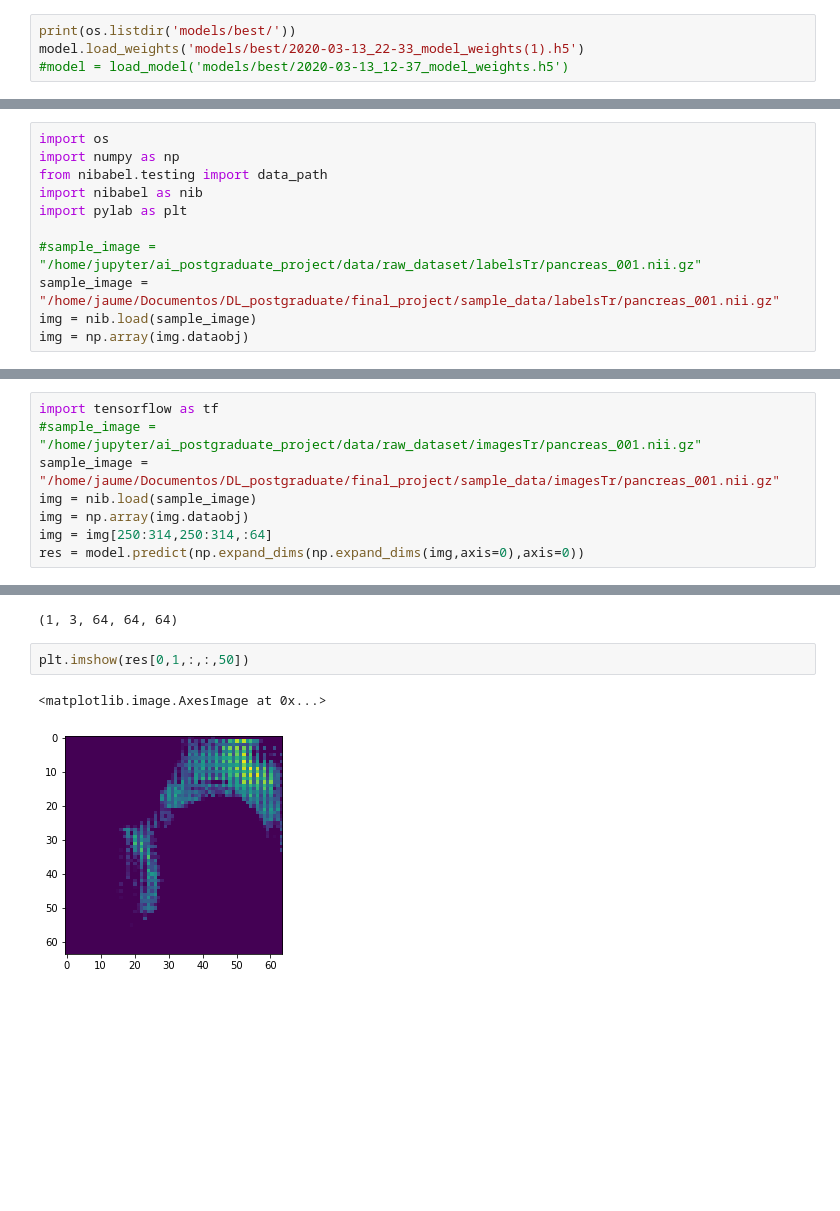
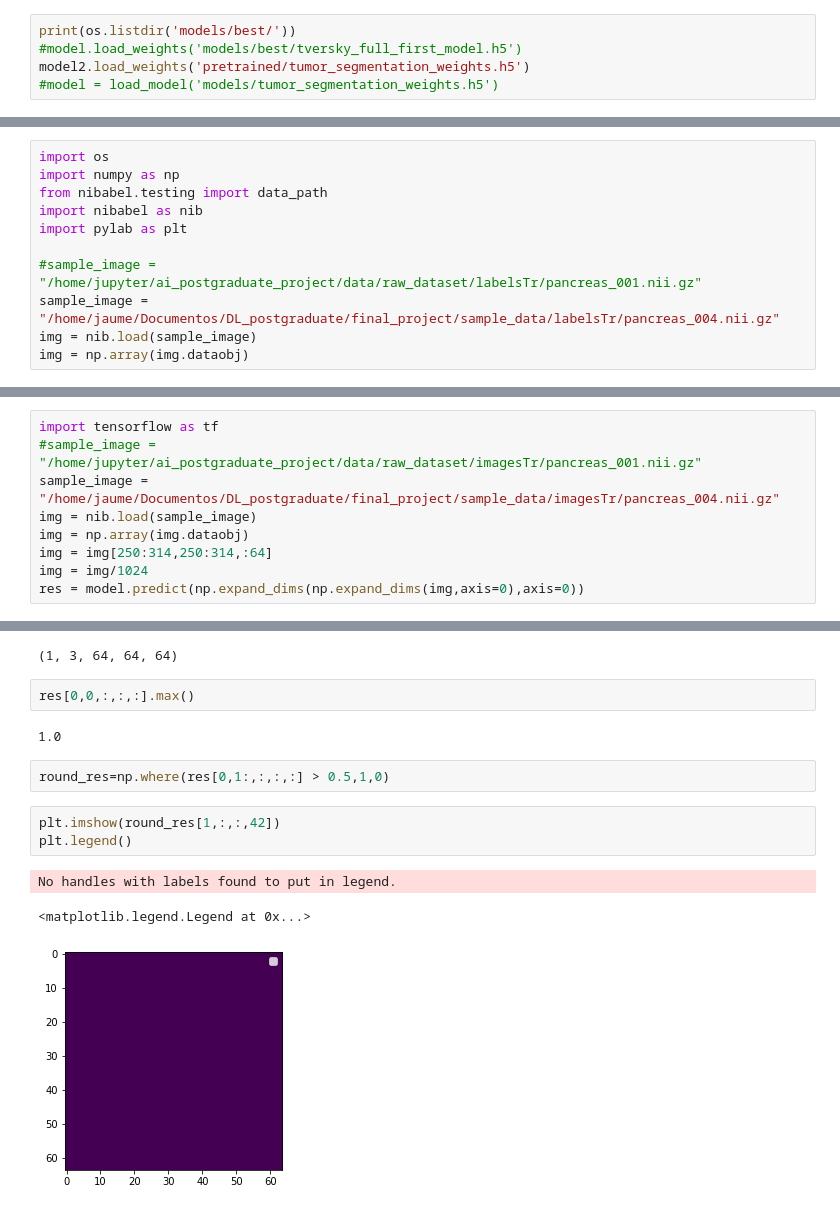
Before and after one commit to fourMembers/ai_postgraduate_project, a Jupyter notebook: notebooks/jbrossa/model_evaluation.ipynb, the cells around one changed output, grey strips where cells are left out. Drawn from its saved outputs; the diff is of its cells as text; blank space fills up the shorter version.

Commit message:
First data augmentation trials and transfer learning

```diff
--- a/notebooks/jbrossa/model_evaluation.ipynb
+++ b/notebooks/jbrossa/model_evaluation.ipynb
@@ -10,5 +51,6 @@ model = unet_model_3d(input_shape = input_shape, n_labels = 3)
 # %%
 print(os.listdir('models/best/'))
-model.load_weights('models/best/2020-03-13_22-33_model_weights(1).h5')
-#model = load_model('models/best/2020-03-13_12-37_model_weights.h5')
+#model.load_weights('models/best/tversky_full_first_model.h5')
+model2.load_weights('pretrained/tumor_segmentation_weights.h5')
+#model = load_model('models/tumor_segmentation_weights.h5')
 # %% [output]
@@ -22,7 +64,7 @@ import nibabel as nib
 import pylab as plt
 
 #sample_image = "/home/jupyter/ai_postgraduate_project/data/raw_dataset/labelsTr/pancreas_001.nii.gz"
-sample_image = "/home/jaume/Documentos/DL_postgraduate/final_project/sample_data/labelsTr/pancreas_001.nii.gz"
+sample_image = "/home/jaume/Documentos/DL_postgraduate/final_project/sample_data/labelsTr/pancreas_004.nii.gz"
 img = nib.load(sample_image)
 img = np.array(img.dataobj)
 # %%
@@ -35,17 +77,26 @@ import tensorflow as tf
 # %%
 import tensorflow as tf
 #sample_image = "/home/jupyter/ai_postgraduate_project/data/raw_dataset/imagesTr/pancreas_001.nii.gz"
-sample_image = "/home/jaume/Documentos/DL_postgraduate/final_project/sample_data/imagesTr/pancreas_001.nii.gz"
+sample_image = "/home/jaume/Documentos/DL_postgraduate/final_project/sample_data/imagesTr/pancreas_004.nii.gz"
 img = nib.load(sample_image)
 img = np.array(img.dataobj)
 img = img[250:314,250:314,:64]
+img = img/1024
 res = model.predict(np.expand_dims(np.expand_dims(img,axis=0),axis=0))
 # %%
 res.shape
 # %% [output]
 (1, 3, 64, 64, 64)
+# %%
+res[0,0,:,:,:].max()
+# %% [output]
+1.0
+# %%
+round_res=np.where(res[0,1:,:,:,:] > 0.5,1,0)
 # %%
-plt.imshow(res[0,1,:,:,50])
+plt.imshow(round_res[1,:,:,42])
+plt.legend()
 # %% [output]
-<matplotlib.image.AxesImage at 0x...>
+No handles with labels found to put in legend.
+<matplotlib.legend.Legend at 0x...>
-[figure, old version]
+[figure, new version]
```
Also changed, not shown: parts of 5 cells of this notebook, 9 other files.
